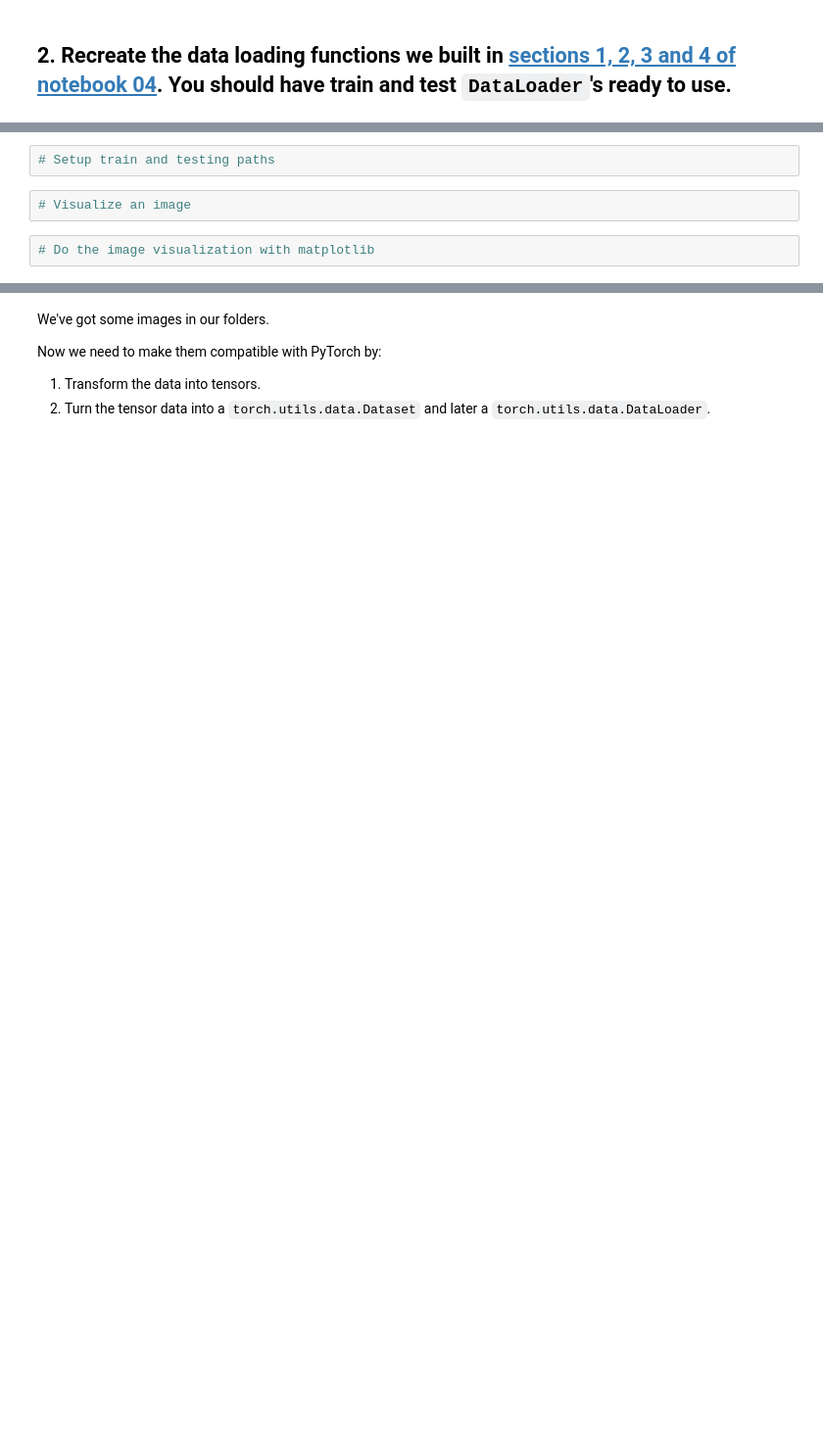
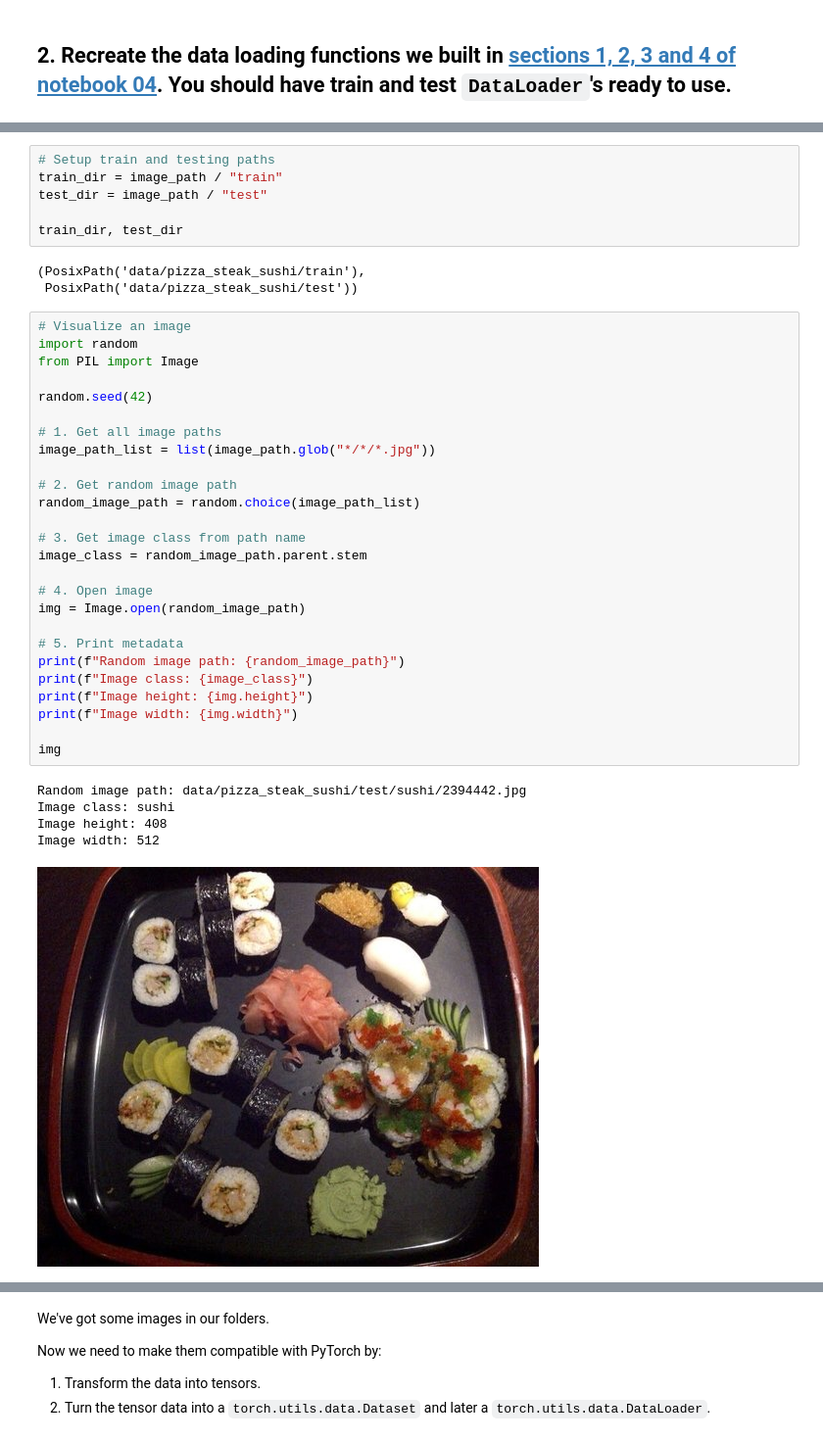
Before and after one commit to LIRuixuan0407/Pytorch_exercises, a Jupyter notebook: 04_pytorch_custom_datasets_exercises.ipynb, the cells around one changed output, grey strips where cells are left out. Shown at 98% size. Saved outputs shown, nothing was run; the diff lists cells and outputs as text; blank space fills up the shorter version.

```diff
--- a/04_pytorch_custom_datasets_exercises.ipynb
+++ b/04_pytorch_custom_datasets_exercises.ipynb
@@ -73,6 +110,41 @@ def walk_through_dir(dir_path):
 # %%
 # Setup train and testing paths
+train_dir = image_path / "train"
+test_dir = image_path / "test"
+
+train_dir, test_dir
+# %% [output]
+(PosixPath('data/pizza_steak_sushi/train'),
+ PosixPath('data/pizza_steak_sushi/test'))
-# %%
-# Visualize an image
-# %%
-# Do the image visualization with matplotlib
+# %%
+# Visualize an image
+import random
+from PIL import Image
+
+random.seed(42)
+
+# 1. Get all image paths
+image_path_list = list(image_path.glob("*/*/*.jpg"))
+
+# 2. Get random image path
+random_image_path = random.choice(image_path_list)
+
+# 3. Get image class from path name
+image_class = random_image_path.parent.stem
+
+# 4. Open image
+img = Image.open(random_image_path)
+
+# 5. Print metadata
+print(f"Random image path: {random_image_path}")
+print(f"Image class: {image_class}")
+print(f"Image height: {img.height}")
+print(f"Image width: {img.width}")
+
+img
+# %% [output]
+Random image path: data/pizza_steak_sushi/test/sushi/2394442.jpg
+Image class: sushi
+Image height: 408
+Image width: 512
+[figure, added]
```
Also changed, not shown: parts of 25 cells of this notebook.
